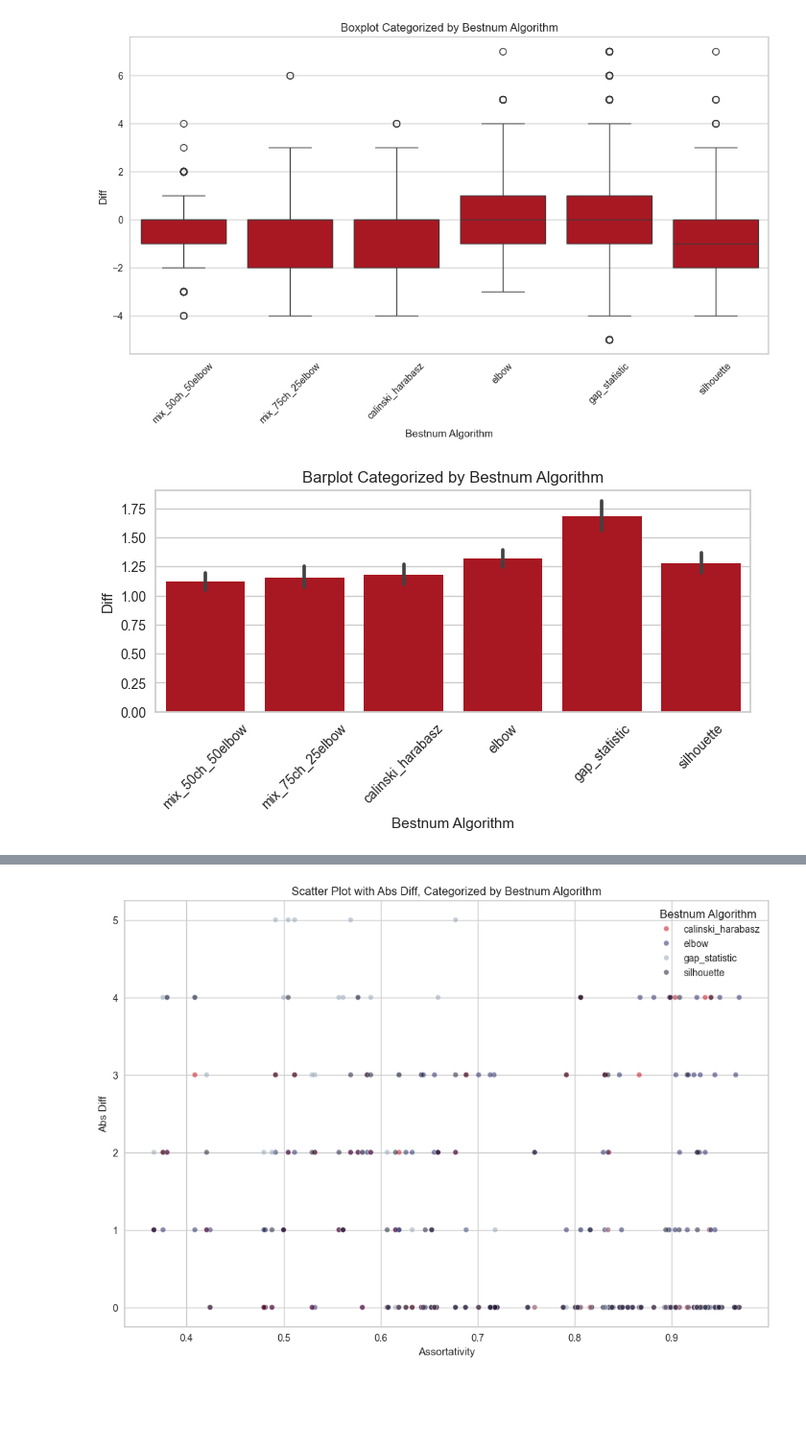
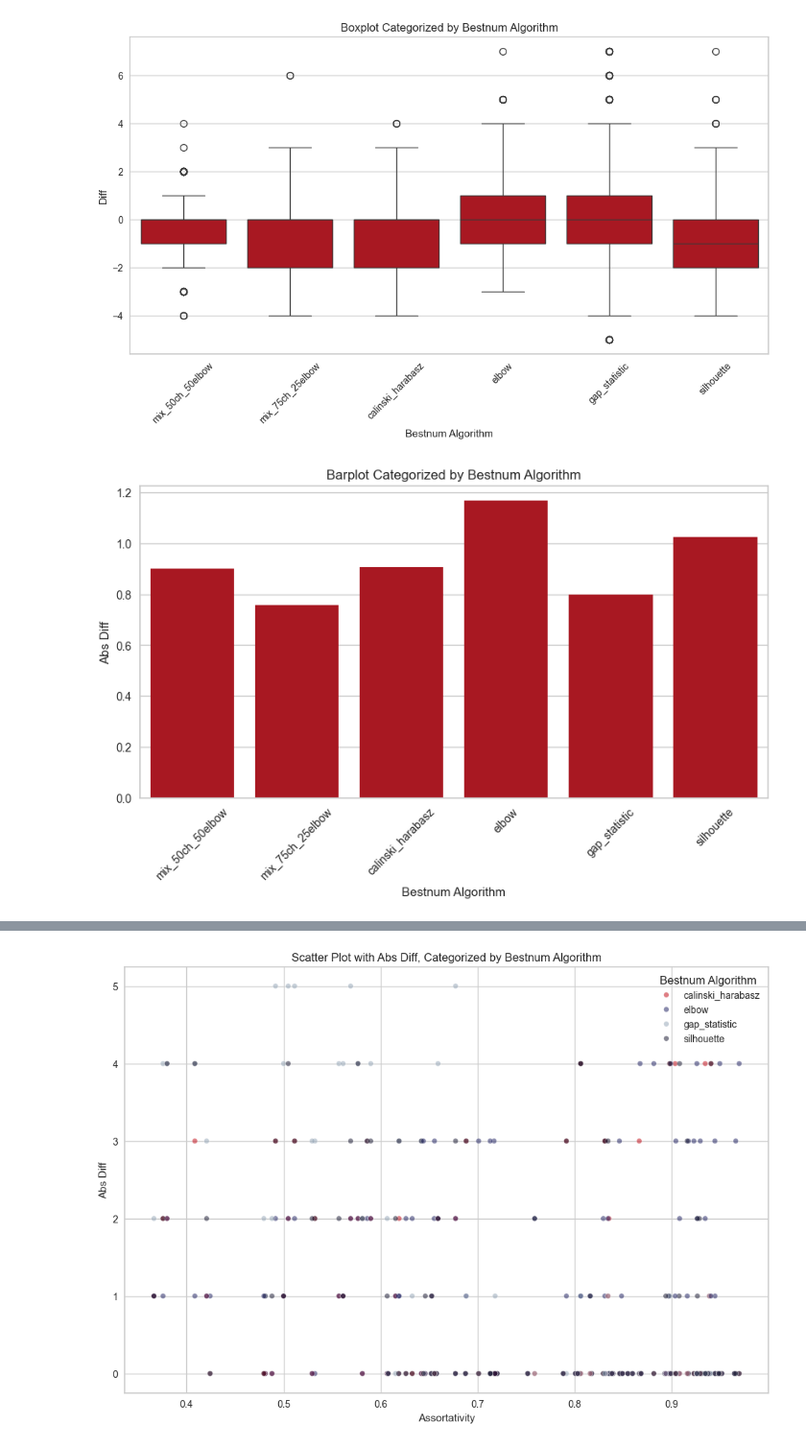
Before and after one commit to ARUMHC/Geometric-Properties-of-Graph-Visualization-Methods, a Jupyter notebook: code/ANALYSIS_choosing_best_num_algorithm.ipynb, the cells around one changed output, grey strips where cells are left out. Shown at 96% size. Cells and saved outputs as stored; diff of their text form; code cells hidden in the pictures; blank space fills up the shorter version.

```diff
--- a/code/NB_choosing_best_num_algorithms_TESTING.ipynb
+++ b/code/ANALYSIS_choosing_best_num_algorithm.ipynb
@@ -324,17 +354,17 @@ plt.show()
 # %% [output]
 [figure]
 # %%
-plt.figure(figsize=(8, 3))
-sns.barplot(x='bestnum_algo', y='abs_diff', data=df_all_results,estimator=np.mean)
+plt.figure(figsize=(10, 5))
+sns.barplot(x='bestnum_algo', y='abs_diff', data=df_all_results[df_all_results['layout_name']=='graphopt'],estimator=np.mean, ci=False)
 
 # Customize the plot
 plt.title('Barplot Categorized by Bestnum Algorithm')
 plt.xlabel('Bestnum Algorithm')
-plt.ylabel('Diff')
+plt.ylabel('Abs Diff')
 plt.xticks(rotation=45)  # Rotate x-axis labels if needed
 
 # Show the plot
 plt.show()
 # %% [output]
-[figure, old version]
+[figure, new version]
 # %%
```
Also changed, not shown: parts of 20 cells of this notebook, 12 other files.
